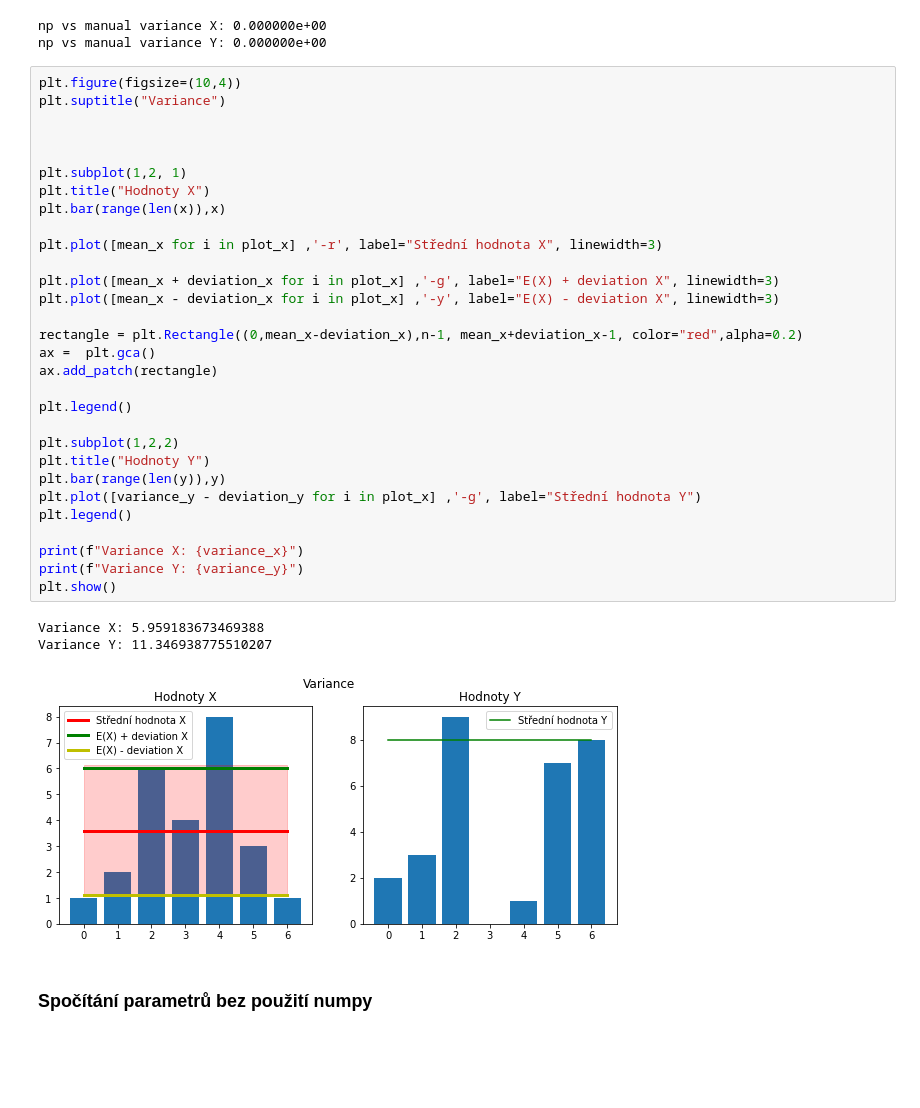
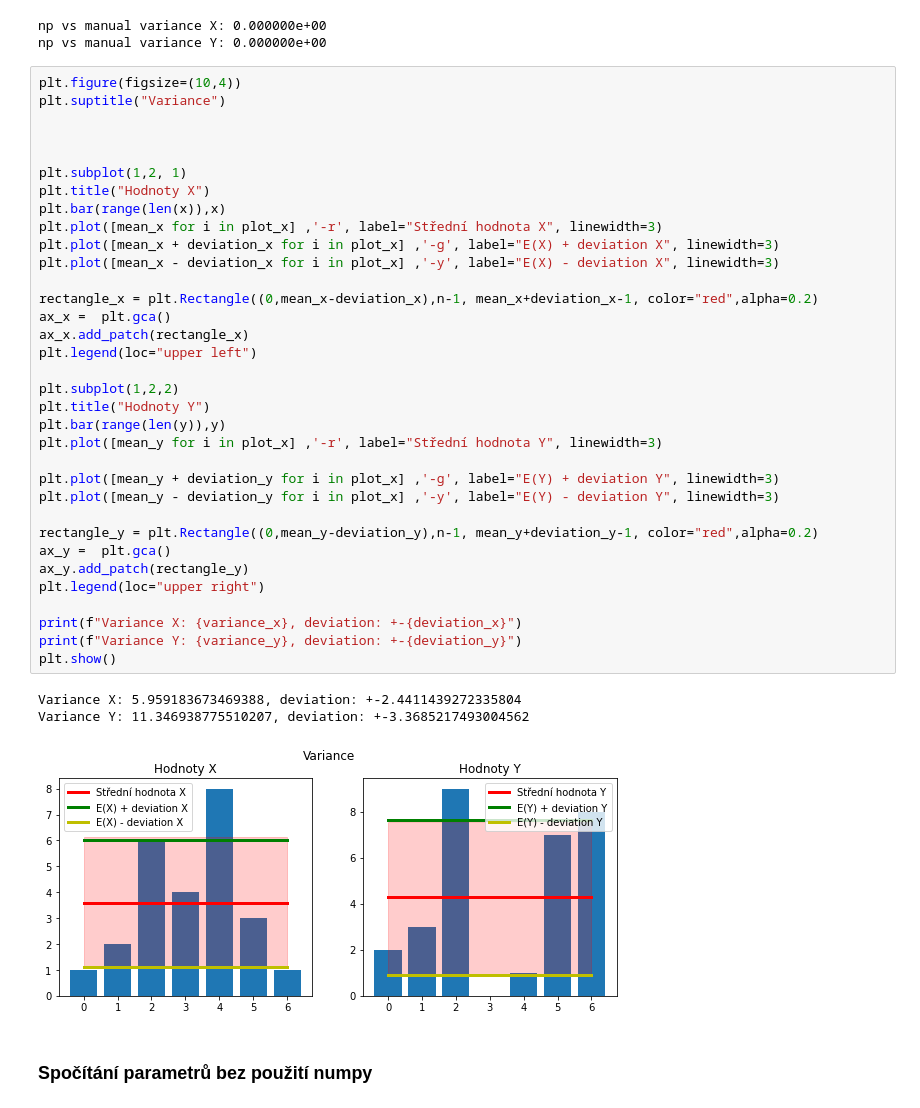
Before and after one commit to MichaelMelena/jupyter-notes, a Jupyter notebook: Notebooks/Math/Regression/Linear regression.ipynb, the cells around one changed output. Cells and saved outputs as stored; diff of their text form; blank space fills up the shorter version.

```diff
--- a/Notebooks/Math/Regression/Linear regression.ipynb
+++ b/Notebooks/Math/Regression/Linear regression.ipynb
@@ -111,37 +120,41 @@ np vs manual variance Y: 0.000000e+00
 # %%
 plt.figure(figsize=(10,4))
 plt.suptitle("Variance")
 
 
 
 plt.subplot(1,2, 1)
 plt.title("Hodnoty X")
 plt.bar(range(len(x)),x)
-
 plt.plot([mean_x for i in plot_x] ,'-r', label="Střední hodnota X", linewidth=3)
-
 plt.plot([mean_x + deviation_x for i in plot_x] ,'-g', label="E(X) + deviation X", linewidth=3)
 plt.plot([mean_x - deviation_x for i in plot_x] ,'-y', label="E(X) - deviation X", linewidth=3)
 
-rectangle = plt.Rectangle((0,mean_x-deviation_x),n-1, mean_x+deviation_x-1, color="red",alpha=0.2)
-ax =  plt.gca()
-ax.add_patch(rectangle)
-
-plt.legend()
+rectangle_x = plt.Rectangle((0,mean_x-deviation_x),n-1, mean_x+deviation_x-1, color="red",alpha=0.2)
+ax_x =  plt.gca()
+ax_x.add_patch(rectangle_x)
+plt.legend(loc="upper left")
 
 plt.subplot(1,2,2)
 plt.title("Hodnoty Y")
 plt.bar(range(len(y)),y)
-plt.plot([variance_y - deviation_y for i in plot_x] ,'-g', label="Střední hodnota Y")
-plt.legend()
+plt.plot([mean_y for i in plot_x] ,'-r', label="Střední hodnota Y", linewidth=3)
 
-print(f"Variance X: {variance_x}")
-print(f"Variance Y: {variance_y}")
+plt.plot([mean_y + deviation_y for i in plot_x] ,'-g', label="E(Y) + deviation Y", linewidth=3)
+plt.plot([mean_y - deviation_y for i in plot_x] ,'-y', label="E(Y) - deviation Y", linewidth=3)
+
+rectangle_y = plt.Rectangle((0,mean_y-deviation_y),n-1, mean_y+deviation_y-1, color="red",alpha=0.2)
+ax_y =  plt.gca()
+ax_y.add_patch(rectangle_y)
+plt.legend(loc="upper right")
+
+print(f"Variance X: {variance_x}, deviation: +-{deviation_x}")
+print(f"Variance Y: {variance_y}, deviation: +-{deviation_y}")
 plt.show()
 # %% [output]
-Variance X: 5.959183673469388
-Variance Y: 11.346938775510207
+Variance X: 5.959183673469388, deviation: +-2.4411439272335804
+Variance Y: 11.346938775510207, deviation: +-3.3685217493004562
-[figure, old version]
+[figure, new version]
 # %% [markdown]
 ### Spočítání parametrů bez použití numpy
 # %%
```
Also changed, not shown: parts of 2 cells of this notebook, 1 other file.
